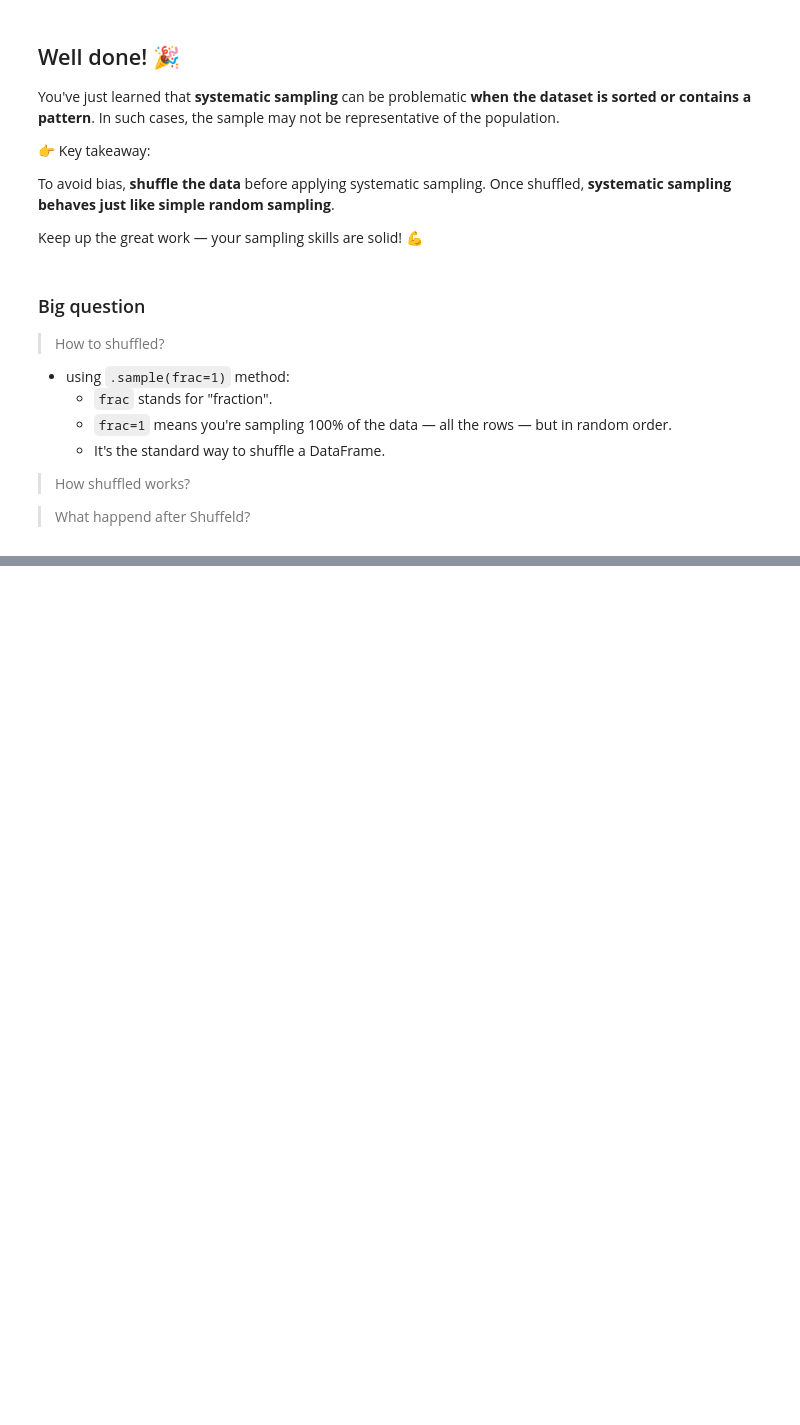
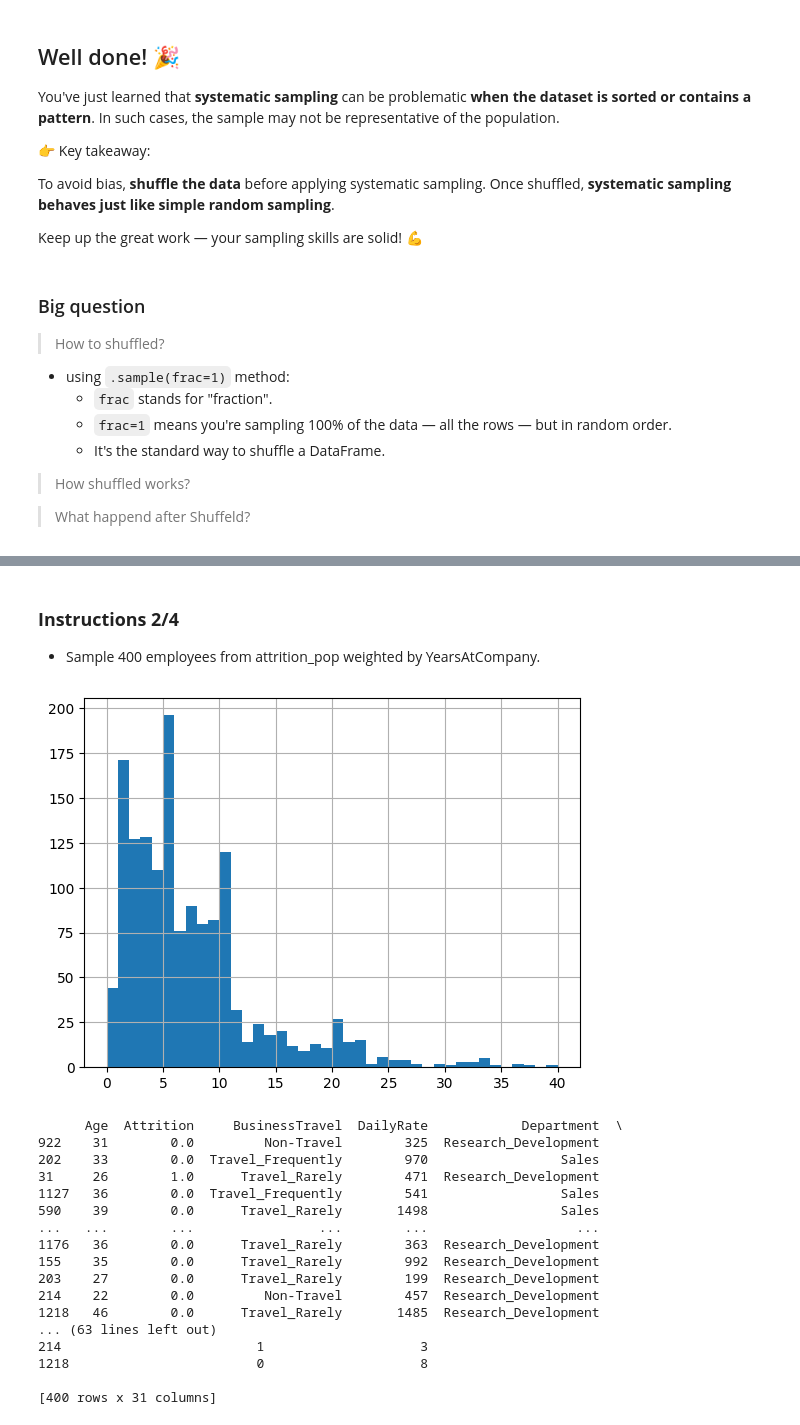
Before and after one commit to Marc86316/Data-Anaylsis-Portfolio, a Jupyter notebook: Courses/Sampling_in_Python/Sampling_Methods.ipynb, the cells around one changed output, grey strips where cells are left out. Saved outputs shown, nothing was run; the diff lists cells and outputs as text; code cells hidden in the pictures; blank space fills up the shorter version.

```diff
--- a/Courses/Sampling_in_Python/Sampling_Methods.ipynb
+++ b/Courses/Sampling_in_Python/Sampling_Methods.ipynb
@@ -249,0 +493,33 @@ Keep up the great work — your sampling skills are solid! 💪
+# %% [markdown]
+### **Instructions 2/4**
+
+- Sample 400 employees from attrition_pop weighted by YearsAtCompany.
+# %%
+# Plot YearsAtCompany from attrition_pop as a histogram
+attrition_pop['YearsAtCompany'].hist(bins=np.arange(0, 41, 1))
+plt.show()
+
+# Sample 400 employees weighted by YearsAtCompany
+attrition_weight = attrition_pop.sample(n=400, weights='YearsAtCompany')
+
+# Print the sample
+print(attrition_weight)
+# %% [output]
+[figure, added]
+      Age  Attrition     BusinessTravel  DailyRate            Department  \
+922    31        0.0         Non-Travel        325  Research_Development
+202    33        0.0  Travel_Frequently        970                 Sales
+31     26        1.0      Travel_Rarely        471  Research_Development
+1127   36        0.0  Travel_Frequently        541                 Sales
+590    39        0.0      Travel_Rarely       1498                 Sales
+...   ...        ...                ...        ...                   ...
+1176   36        0.0      Travel_Rarely        363  Research_Development
+155    35        0.0      Travel_Rarely        992  Research_Development
+203    27        0.0      Travel_Rarely        199  Research_Development
+214    22        0.0         Non-Travel        457  Research_Development
+1218   46        0.0      Travel_Rarely       1485  Research_Development
+... (63 lines left out)
+214                         1                    3
+1218                        0                    8
+
+[400 rows x 31 columns]
```
Also changed, not shown: parts of 71 cells of this notebook.
